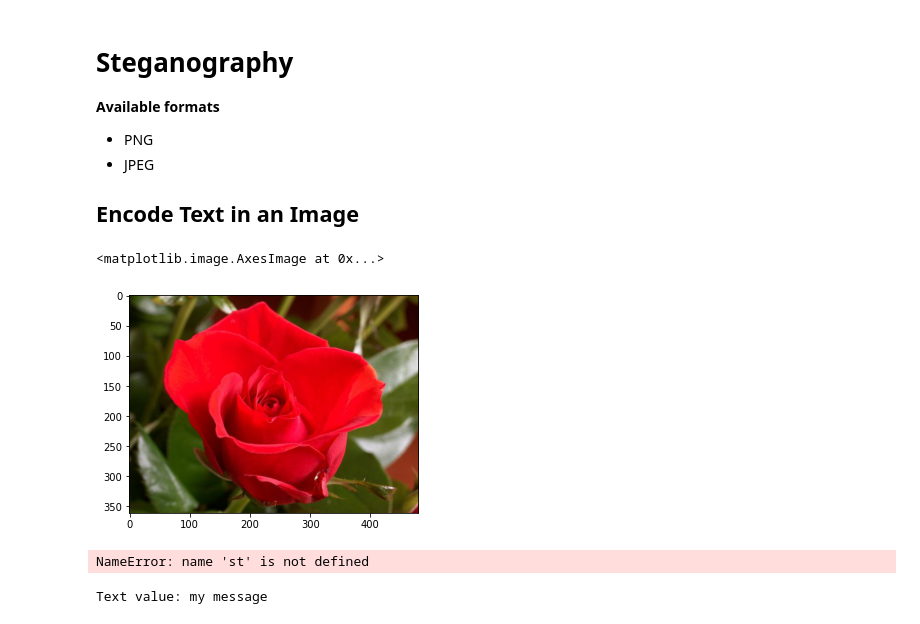
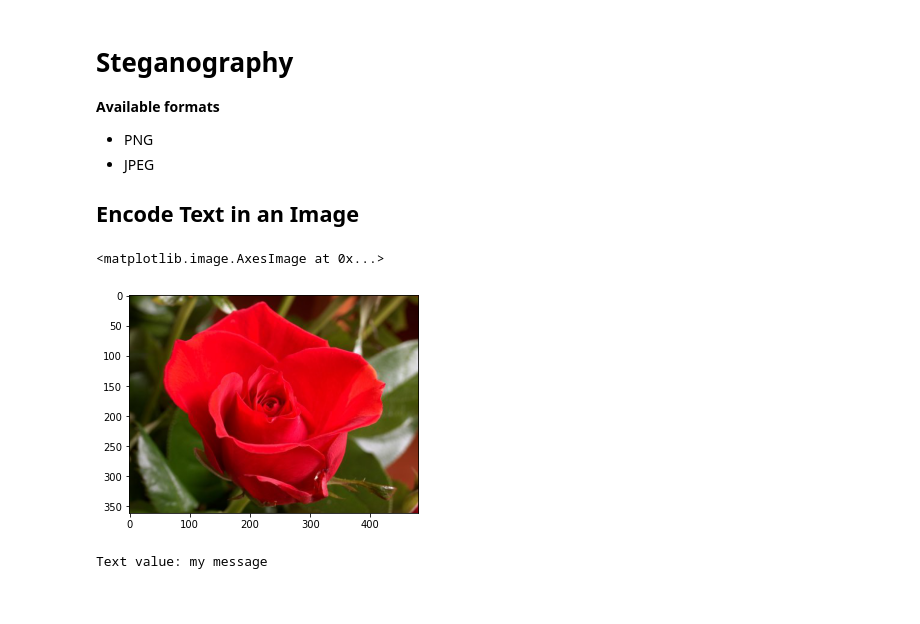
Before and after one commit to sebastienmascha/data-science-webapp-steganography, a Jupyter notebook: backend/app/app/notebooks/Python3_8.ipynb, the cells around one changed output. Drawn from its saved outputs; the diff is of its cells as text; code cells hidden in the pictures.

Commit message:
:sparkles: Add imageio for IO

```diff
--- a/backend/app/app/notebooks/Python3_8.ipynb
+++ b/backend/app/app/notebooks/Python3_8.ipynb
@@ -192,20 +175,14 @@ st_processing.denoising(TEST_PHOTO)
 - JPEG
 
 ## Encode Text in an Image
-# %%
-import imageio
-img1 = imageio.imread('image.jpg')
-plt.imshow(img1)
-# %% [output]
-<matplotlib.image.AxesImage at 0x...>
-[figure, removed]
 # %%
 # Encoding
 steg = st.LSBSteganography(imageio.imread("image.jpg"))
 img_encoded = steg.encode_text("my message")
-cv2.imwrite("image_enc.png", img_encoded)
+imageio.imwrite("image_enc.png", img_encoded)
 plt.imshow(img_encoded)
 # %% [output]
-NameError: name 'st' is not defined
+<matplotlib.image.AxesImage at 0x...>
+[figure, added]
 # %%
 # Decoding
```
Also changed, not shown: parts of 12 cells of this notebook, 2 other files.
